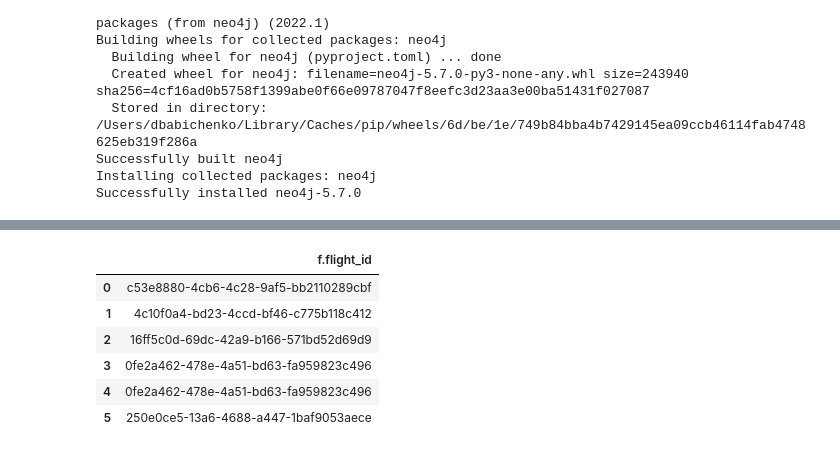
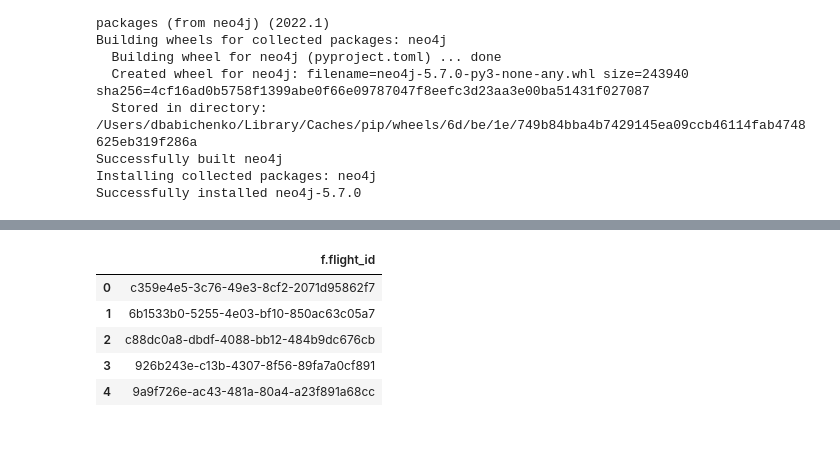
Before and after one commit to learningtechnologieslab/dbms_grad, a Jupyter notebook: neo4j/neo4j.ipynb, the cells around one changed output, grey strips where cells are left out. Cells and saved outputs as stored; diff of their text form; code cells hidden in the pictures.

```diff
--- a/neo4j/neo4j.ipynb
+++ b/neo4j/neo4j.ipynb
@@ -88,11 +92,10 @@ c53e8880-4cb6-4c28-9af5-bb2110289cbf
 # %%
-df = pd.DataFrame([dict(_) for _ in conn.query(qry)])
-df.head(20)
+df = conn.query_to_dataframe(qry)
+df.head()
 # %% [output]
 |  | f.flight_id |
-| 0 | c53e8880-4cb6-4c28-9af5-bb2110289cbf |
-| 1 | 4c10f0a4-bd23-4ccd-bf46-c775b118c412 |
-| 2 | 16ff5c0d-69dc-42a9-b166-571bd52d69d9 |
-| 3 | 0fe2a462-478e-4a51-bd63-fa959823c496 |
-| 4 | 0fe2a462-478e-4a51-bd63-fa959823c496 |
-| 5 | 250e0ce5-13a6-4688-a447-1baf9053aece |
+| 0 | c359e4e5-3c76-49e3-8cf2-2071d95862f7 |
+| 1 | 6b1533b0-5255-4e03-bf10-850ac63c05a7 |
+| 2 | c88dc0a8-dbdf-4088-bb12-484b9dc676cb |
+| 3 | 926b243e-c13b-4307-8f56-89fa7a0cf891 |
+| 4 | 9a9f726e-ac43-481a-80a4-a23f891a68cc |
```
Also changed, not shown: parts of 8 cells of this notebook, 2 other files.
